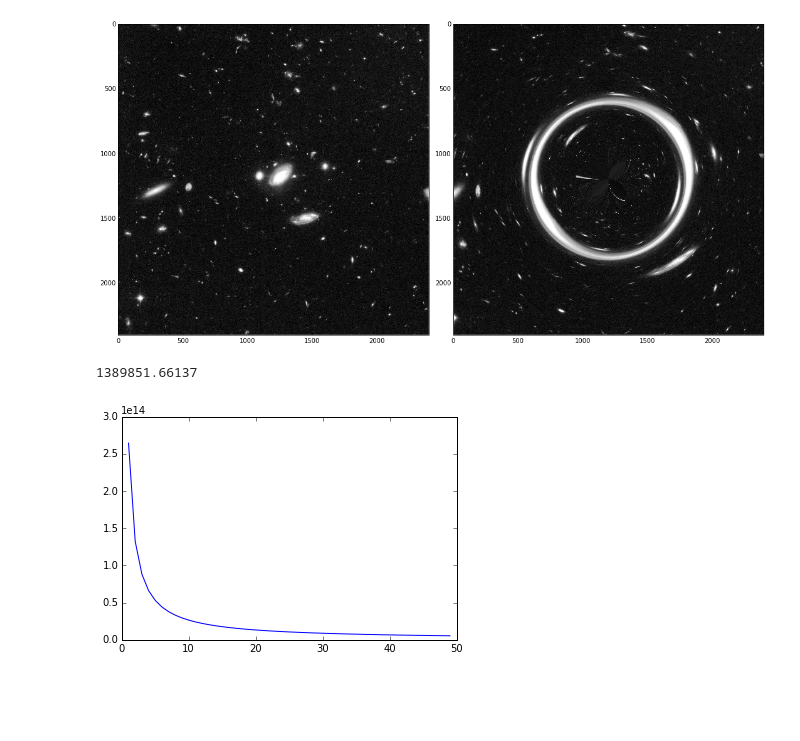
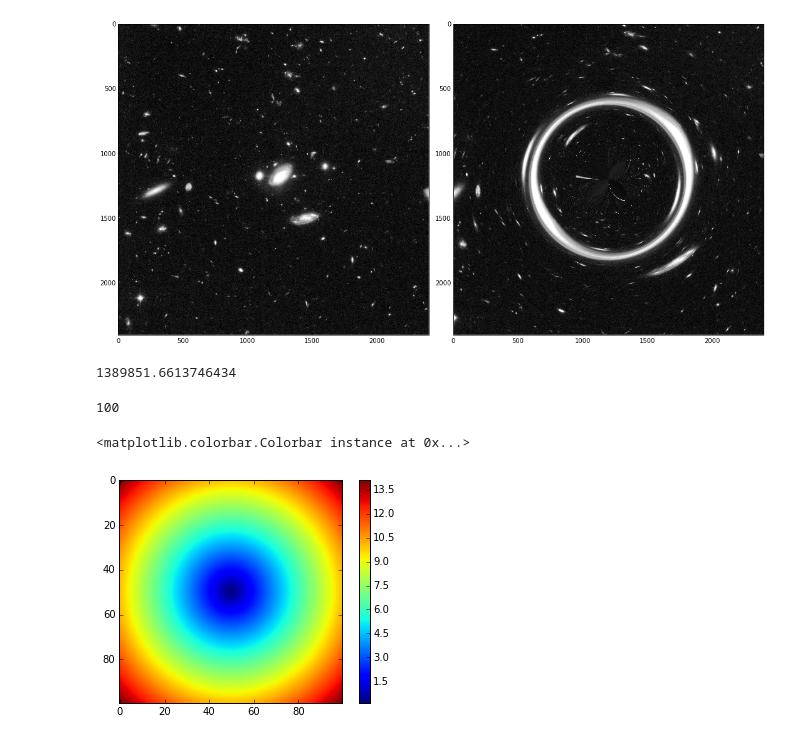
Before and after one commit to davidb52/A425_2015, a Jupyter notebook: bordenave/Problem Set 4.ipynb, the cells around one changed output. Cells and saved outputs as stored; diff of their text form; code cells hidden in the pictures; blank space fills up the shorter version.

```diff
--- a/bordenave/Problem Set 4.ipynb
+++ b/bordenave/Problem Set 4.ipynb
@@ -277,7 +277,20 @@ x = GravLens(5000,10000,1e6)
-# %%
-xi = np.linspace(0,10)
-plot(x.mass_density_profile(100e3,xi)//x.mass_density_crit())
-print x.mass_density_crit()
-# %% [output]
-1389851.66137
-[figure, removed]
+# %%
+x.crit_mass
+# %% [output]
+1389851.6613746434
+# %%
+#figure(figsize=(6,6))
+xx = np.linspace(-10,10,100)
+yy = np.linspace(-10,10,100)
+XX,YY = np.meshgrid(xx,yy)
+#imshow(x.mass_density_profile(100e3,np.sqrt(XX**2+YY**2))/x.crit_mass)
+r = np.sqrt(XX**2+YY**2).ravel()
+print len(xx)
+# %% [output]
+100
+# %%
+imshow(r.reshape((100,100)))
+colorbar()
+# %% [output]
+<matplotlib.colorbar.Colorbar instance at 0x...>
+[figure, added]
```
Also changed, not shown: parts of 19 cells of this notebook.
